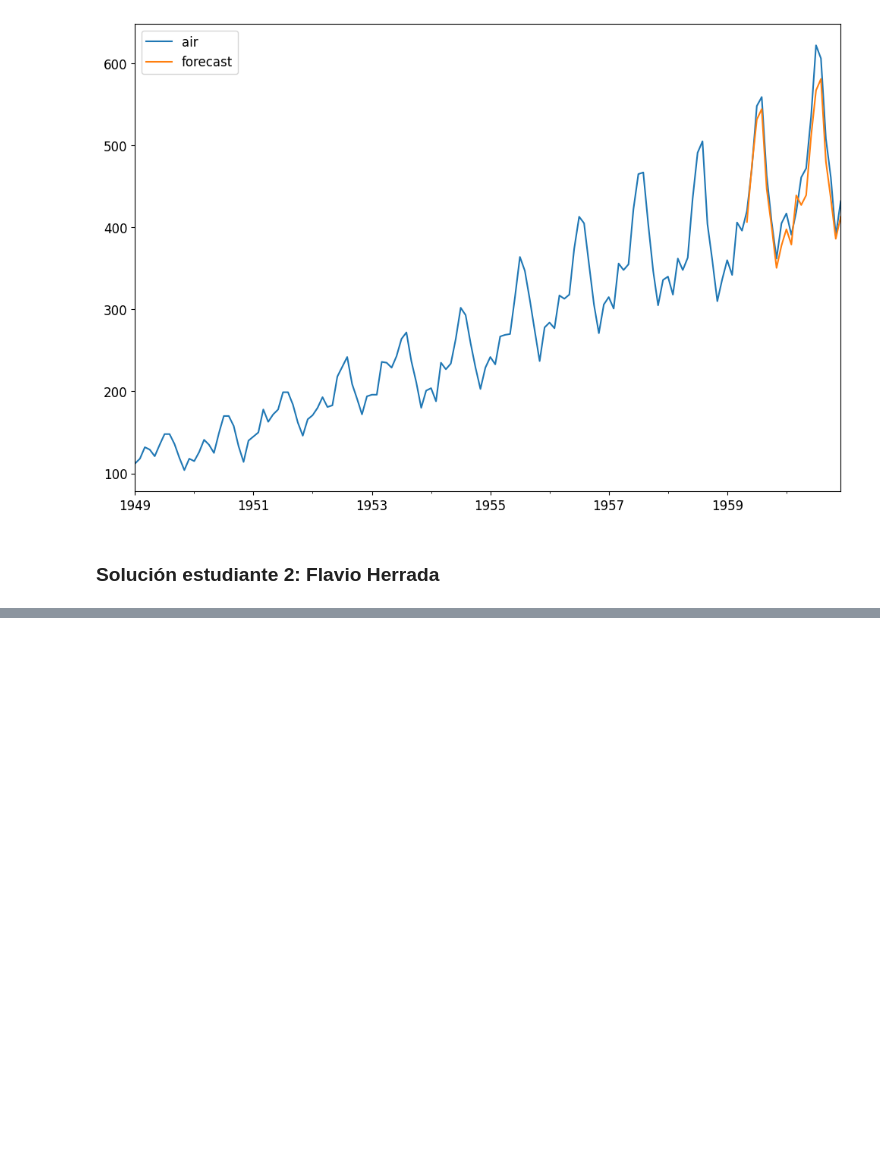
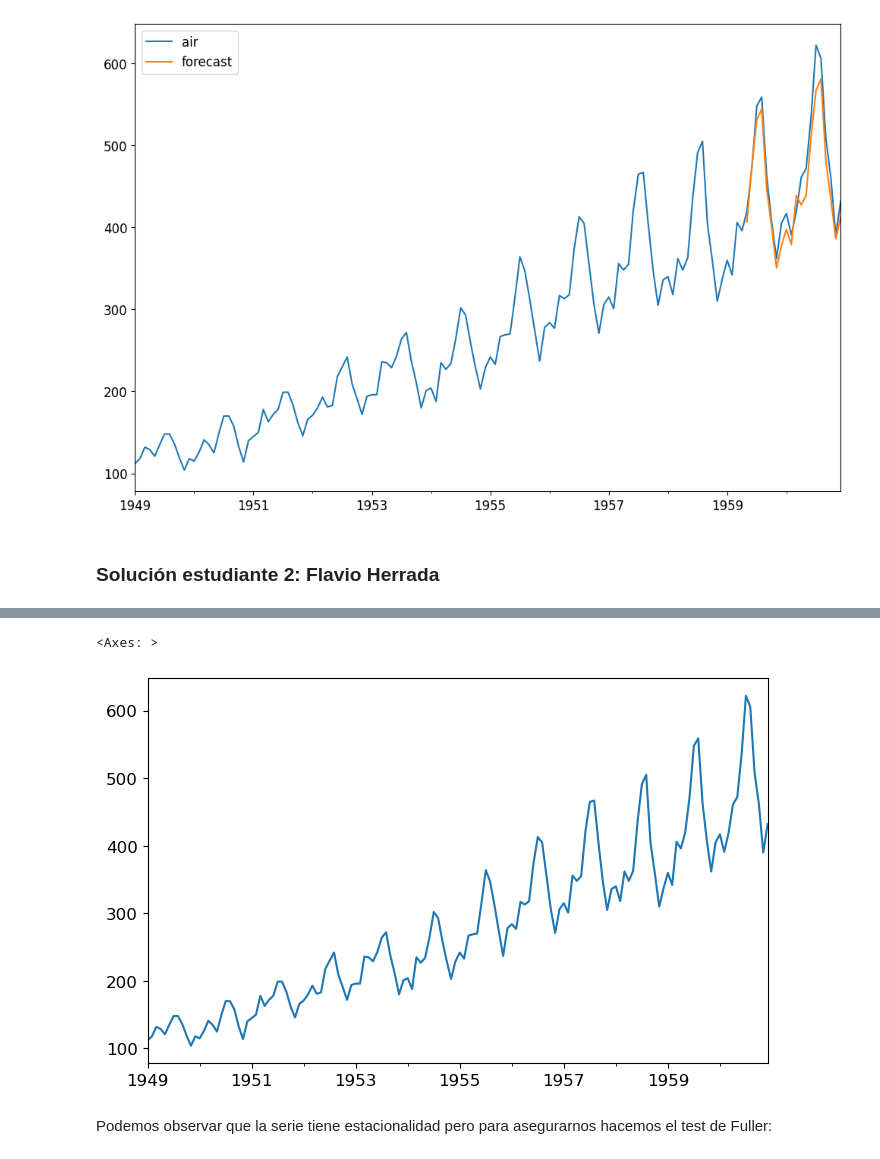
Before and after one commit to hectoroleon/Tarea2_Ornelas_Herrada, a Jupyter notebook: Tarea_2.ipynb, the cells around one changed output, grey strips where cells are left out. Cells and saved outputs as stored; diff of their text form; code cells hidden in the pictures; blank space fills up the shorter version.

```diff
--- a/Tarea_2.ipynb
+++ b/Tarea_2.ipynb
@@ -638,0 +1125,12 @@ data2[['air','forecast']].plot(figsize=(12,8))
+# %%
+import pandas as pd
+from datetime import datetime
+import requests
+from io import BytesIO
+
+air2 = requests.get('https://www.stata-press.com/data/r12/air2.dta').content
+data2 = pd.read_stata(BytesIO(air2))
+data2['time'] = data2['time'].apply(lambda x: datetime(int(x), 1, 1))
+data2.index = pd.date_range(start=data2['time'][0], periods=len(data2), freq='MS')
+data2 = data2.drop('time', axis=1)
+data2
@@ -638,0 +1167,7 @@ data2[['air','forecast']].plot(figsize=(12,8))
+# %%
+data2['air'].plot(figsize=(8,5))
+# %% [output]
+<Axes: >
+[figure, added]
+# %% [markdown]
+Podemos observar que la serie tiene estacionalidad pero para asegurarnos hacemos el test de Fuller:
```
Also changed, not shown: parts of 54 cells of this notebook.
